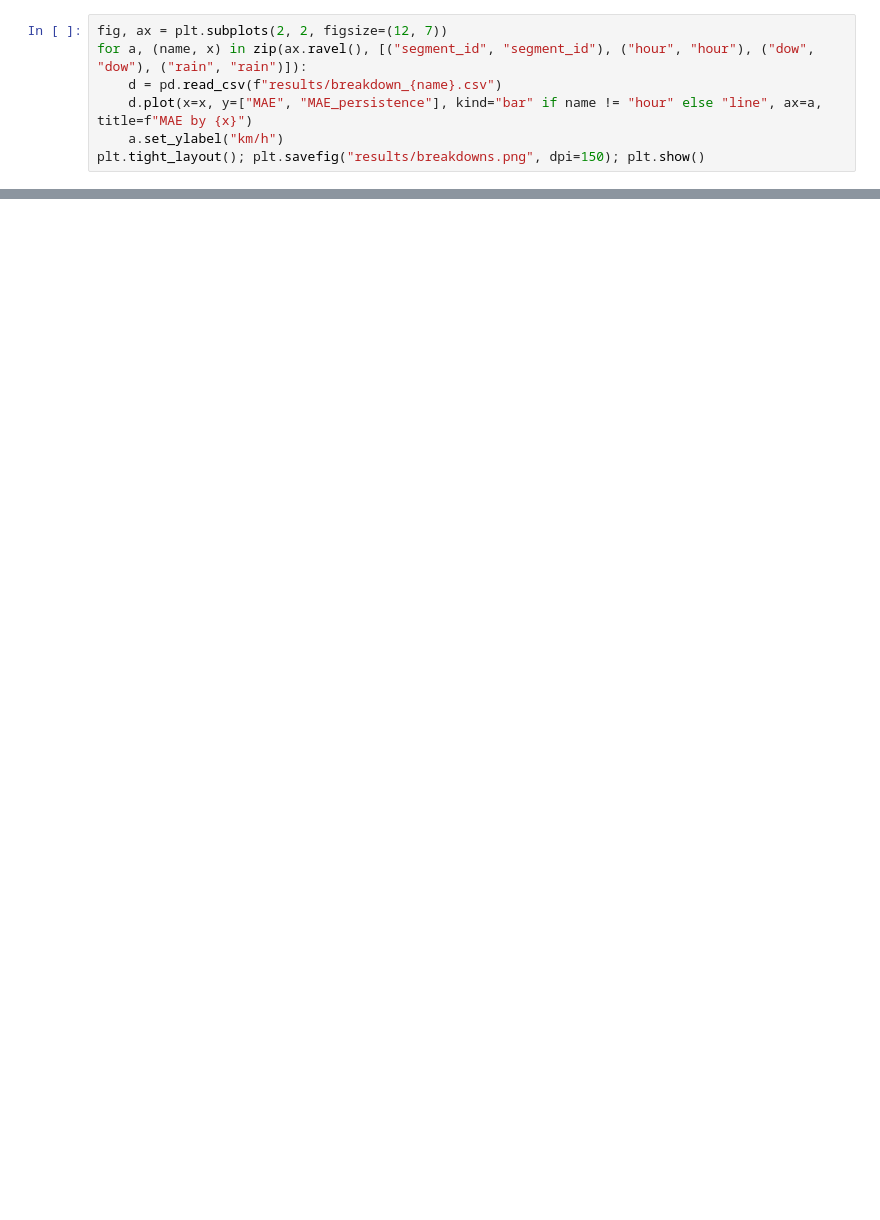
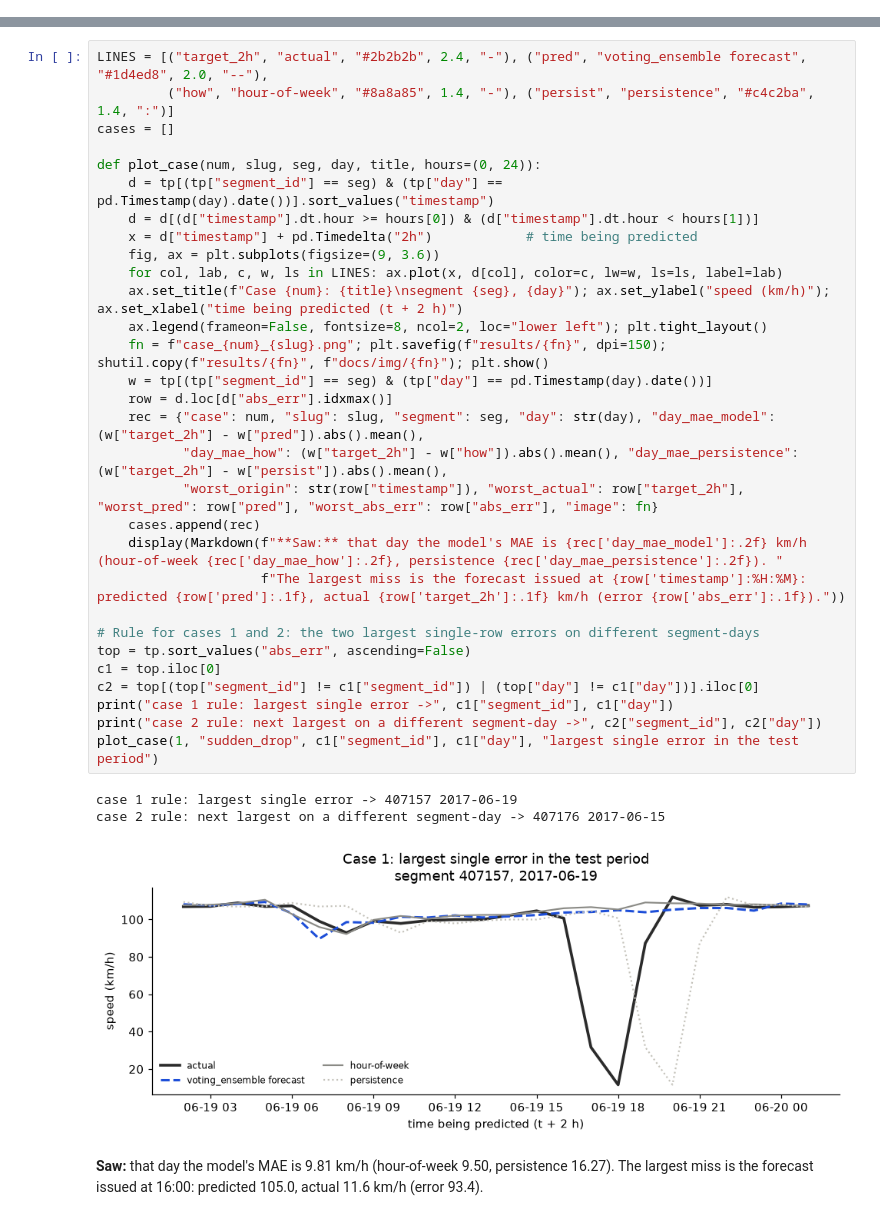
Before and after one commit to Shrey0407/Traffic-flow-prediction, a Jupyter notebook: notebooks/04_errors_and_limitations.ipynb, the cells around one changed output, grey strips where cells are left out. Saved outputs shown, nothing was run; the diff lists cells and outputs as text; blank space fills up the shorter version.

```diff
--- a/notebooks/04_errors_and_limitations.ipynb
+++ b/notebooks/04_errors_and_limitations.ipynb
@@ -22,7 +31,0 @@ cfg
-# %%
-fig, ax = plt.subplots(2, 2, figsize=(12, 7))
-for a, (name, x) in zip(ax.ravel(), [("segment_id", "segment_id"), ("hour", "hour"), ("dow", "dow"), ("rain", "rain")]):
-    d = pd.read_csv(f"results/breakdown_{name}.csv")
-    d.plot(x=x, y=["MAE", "MAE_persistence"], kind="bar" if name != "hour" else "line", ax=a, title=f"MAE by {x}")
-    a.set_ylabel("km/h")
-plt.tight_layout(); plt.savefig("results/breakdowns.png", dpi=150); plt.show()
@@ -49,0 +115,35 @@ Add your own specific limitations from the results (for example, anything the da
+# %%
+LINES = [("target_2h", "actual", "#2b2b2b", 2.4, "-"), ("pred", "voting_ensemble forecast", "#1d4ed8", 2.0, "--"),
+         ("how", "hour-of-week", "#8a8a85", 1.4, "-"), ("persist", "persistence", "#c4c2ba", 1.4, ":")]
+cases = []
+
+def plot_case(num, slug, seg, day, title, hours=(0, 24)):
+    d = tp[(tp["segment_id"] == seg) & (tp["day"] == pd.Timestamp(day).date())].sort_values("timestamp")
+    d = d[(d["timestamp"].dt.hour >= hours[0]) & (d["timestamp"].dt.hour < hours[1])]
+    x = d["timestamp"] + pd.Timedelta("2h")            # time being predicted
+    fig, ax = plt.subplots(figsize=(9, 3.6))
+    for col, lab, c, w, ls in LINES: ax.plot(x, d[col], color=c, lw=w, ls=ls, label=lab)
+    ax.set_title(f"Case {num}: {title}\nsegment {seg}, {day}"); ax.set_ylabel("speed (km/h)"); ax.set_xlabel("time being predicted (t + 2 h)")
+    ax.legend(frameon=False, fontsize=8, ncol=2, loc="lower left"); plt.tight_layout()
+    fn = f"case_{num}_{slug}.png"; plt.savefig(f"results/{fn}", dpi=150); shutil.copy(f"results/{fn}", f"docs/img/{fn}"); plt.show()
+    w = tp[(tp["segment_id"] == seg) & (tp["day"] == pd.Timestamp(day).date())]
+    row = d.loc[d["abs_err"].idxmax()]
+    rec = {"case": num, "slug": slug, "segment": seg, "day": str(day), "day_mae_model": (w["target_2h"] - w["pred"]).abs().mean(),
+           "day_mae_how": (w["target_2h"] - w["how"]).abs().mean(), "day_mae_persistence": (w["target_2h"] - w["persist"]).abs().mean(),
+           "worst_origin": str(row["timestamp"]), "worst_actual": row["target_2h"], "worst_pred": row["pred"], "worst_abs_err": row["abs_err"], "image": fn}
+    cases.append(rec)
+    display(Markdown(f"**Saw:** that day the model's MAE is {rec['day_mae_model']:.2f} km/h (hour-of-week {rec['day_mae_how']:.2f}, persistence {rec['day_mae_persistence']:.2f}). "
+                     f"The largest miss is the forecast issued at {row['timestamp']:%H:%M}: predicted {row['pred']:.1f}, actual {row['target_2h']:.1f} km/h (error {row['abs_err']:.1f})."))
+
+# Rule for cases 1 and 2: the two largest single-row errors on different segment-days
+top = tp.sort_values("abs_err", ascending=False)
+c1 = top.iloc[0]
+c2 = top[(top["segment_id"] != c1["segment_id"]) | (top["day"] != c1["day"])].iloc[0]
+print("case 1 rule: largest single error ->", c1["segment_id"], c1["day"])
+print("case 2 rule: next largest on a different segment-day ->", c2["segment_id"], c2["day"])
+plot_case(1, "sudden_drop", c1["segment_id"], c1["day"], "largest single error in the test period")
+# %% [output]
+case 1 rule: largest single error -> 407157 2017-06-19
+case 2 rule: next largest on a different segment-day -> 407176 2017-06-15
+[figure, added]
+**Saw:** that day the model's MAE is 9.81 km/h (hour-of-week 9.50, persistence 16.27). The largest miss is the forecast issued at 16:00: predicted 105.0, actual 11.6 km/h (error 93.4).
```
Also changed, not shown: parts of 24 cells of this notebook, 53 other files.
